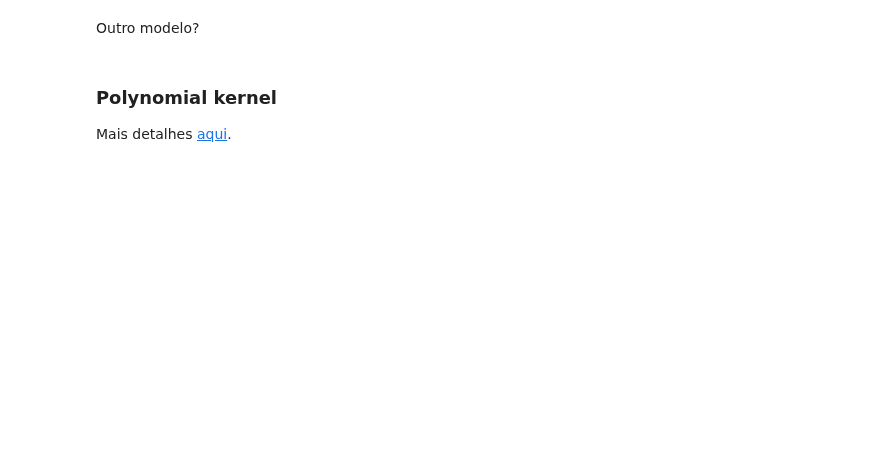
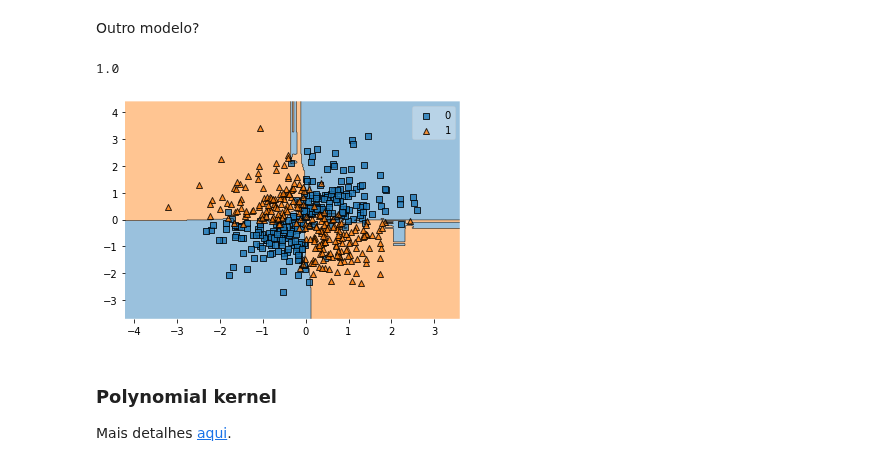
Before and after one commit to walisson-silva-ada/827-data-science, a Jupyter notebook: 06. overfitting/06_overfitting_ e_SVM.ipynb, the cells around one changed output. Drawn from its saved outputs; the diff is of its cells as text; code cells hidden in the pictures; blank space fills up the shorter version.

```diff
--- a/06. overfitting/06_overfitting_ e_SVM.ipynb
+++ b/06. overfitting/06_overfitting_ e_SVM.ipynb
@@ -170,5 +256,21 @@ Qual a acurácia desse modelo?
 # %% [markdown]
 Outro modelo?
+# %%
+from sklearn.ensemble import RandomForestClassifier
+
+model = RandomForestClassifier()
+
+model.fit(X, y)
+
+# exemplo pedagógico: X_treino e X_teste são iguais! NÂO façam isso!
+y_pred = model.predict(X)
+
+plot_decision_regions(X, y, model)
+
+accuracy_score(y, y_pred)
+# %% [output]
+1.0
+[figure, added]
 # %% [markdown]
 ### Polynomial kernel
 
```
Also changed, not shown: parts of 26 cells of this notebook.
